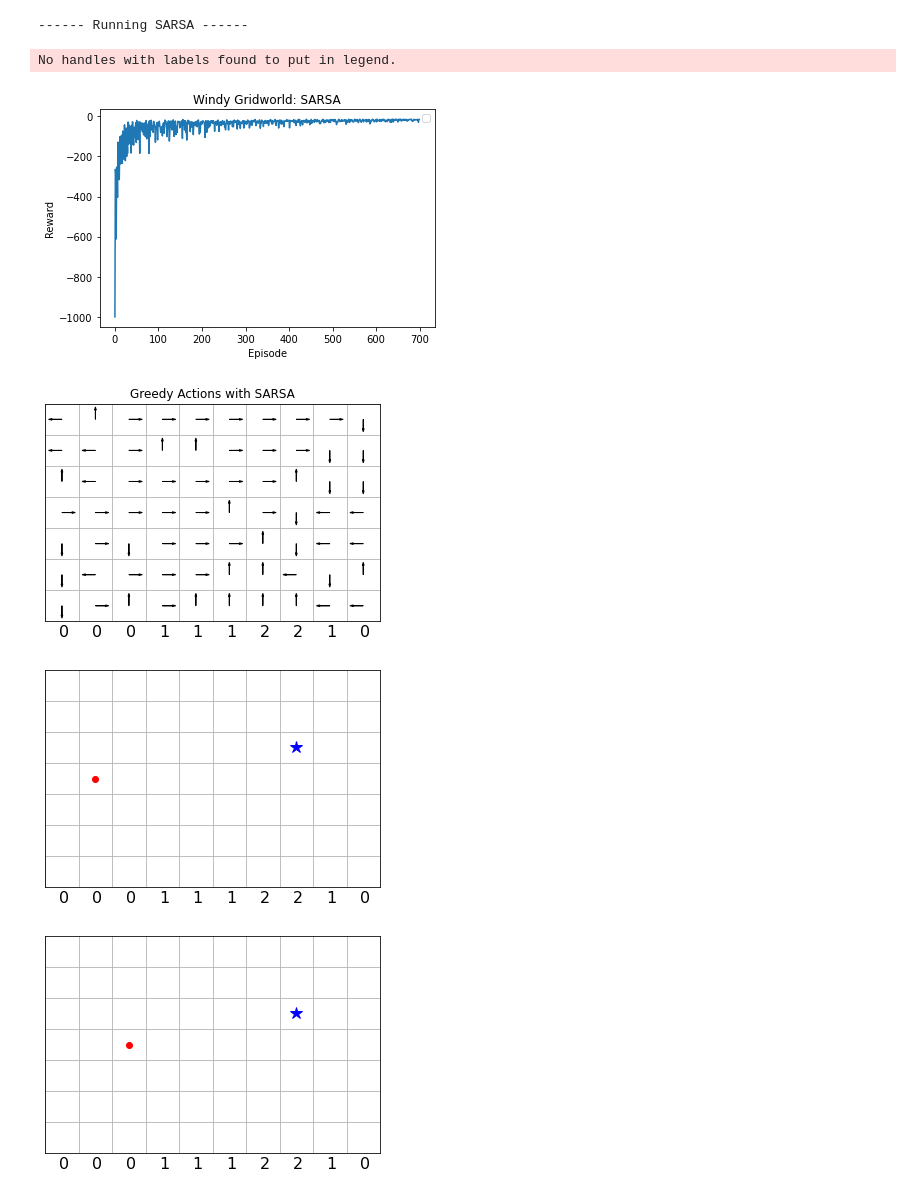
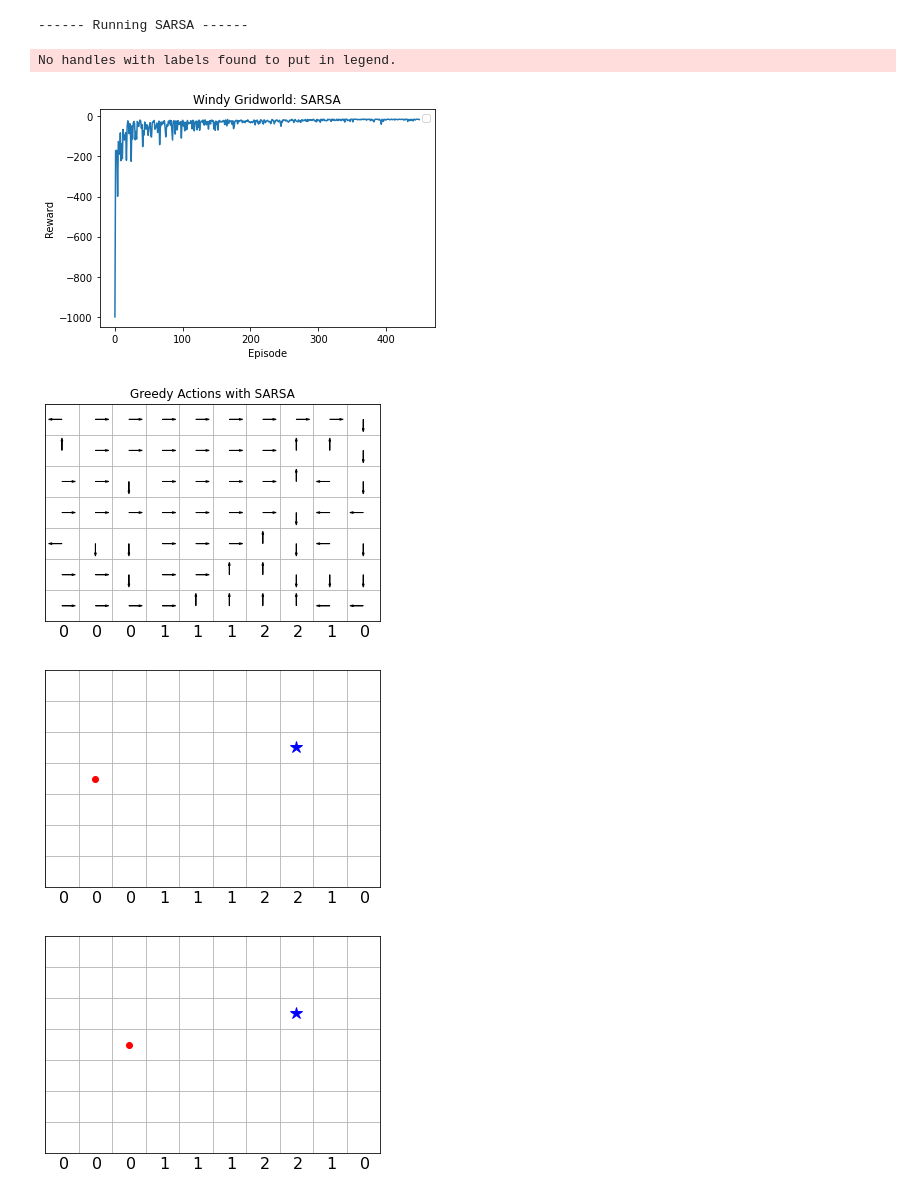
Before and after one commit to palakagl/ReinforcementLearning, a Jupyter notebook: main_windy_gridworld.ipynb, the cells around one changed output. Drawn from its saved outputs; the diff is of its cells as text; code cells hidden in the pictures.

```diff
--- a/main_windy_gridworld.ipynb
+++ b/main_windy_gridworld.ipynb
@@ -26,7 +26,7 @@ def plot_policy(title, table, env):
     for i in range(table.shape[1]):
         for j in range(table.shape[0]):
             # Get the greedy action
-            act = windy_gridworld.ACTIONS[np.argmax(table[j, i, :])]
+            act = windy_gridworld_palak_agrawal.ACTIONS[np.argmax(table[j, i, :])]
             # Set the arrow based on our action
             plt.arrow(j+0.5,i + 0.5,act[0]*0.3,act[1]*0.3,head_width=0.05, head_length=0.1, fc='k', ec='k')
 
@@ -71,41 +71,41 @@ if __name__=='__main__':
     run_dqn = False
 
     # Create the environment and policy
-    env = windy_gridworld.StochWindyGridWorldEnv()
+    env = windy_gridworld_palak_agrawal.StochWindyGridWorldEnv()
     if run_sarsa:
         print("------ Running SARSA ------")
         # Task 1.2 - Select the proper parameters for you to find a close-to-optimal solution. The total reward should be smaller or equal to -16.
         # INSERT CODE HERE
-        rews, table = tabular.sarsa(env, step_size=0.1, epsilon=0.05, gamma=1.0, num_eps=700)
+        rews, table = tabular_palak_agrawal.sarsa(env, step_size=0.2, epsilon=0.05, gamma=1.0, num_eps=450)
 
         plot_rew('SARSA', rews)
         plot_policy('SARSA', table, env)
         total_reward = evaluate_tabular(table)
         print("The return of your SARSA solution is {}. The optimal solution is {}.".format(total_reward, -14))
         print("------ Finished running SARSA ------")
 
     if run_q_learning:
         print("------ Running Q-learning ------")
         # Task 2.3 - Select the proper parameters for you to find a close-to-optimal solution. The total reward should be smaller or equal to -16.
         # INSERT CODE HERE
-        rews, table = tabular.q_learning(env,step_size=0.1, epsilon=0.05, gamma=1.0, num_eps=700)
+        rews, table = tabular_palak_agrawal.q_learning(env,step_size=0.2, epsilon=0.05, gamma=1.0, num_eps=450)
 
         plot_rew('Q-Learning', rews)
         plot_policy('Q-Learning', table, env)
         total_reward = evaluate_tabular(table)
         print("The return of your Q-learning solution is {}. The optimal solution is {}.".format(total_reward, -14))
         print("------ Finished running Q-learning ------")
     if run_dqn:
         agent = dqn.QLearningNN(env)
         print("------ Running DQN ------")
         rews = agent.train(env)
         plot_rew('Deep NN Q-Learning', rews)
         print("------ Finished running DQN ------")
 # %% [output]
 ------ Running SARSA ------
 No handles with labels found to put in legend.
-[figure, old version]
+[figure, new version]
-[figure, old version]
+[figure, new version]
 [figure]
 [figure]
 [figure]
```
Also changed, not shown: parts of 1 cell of this notebook.
